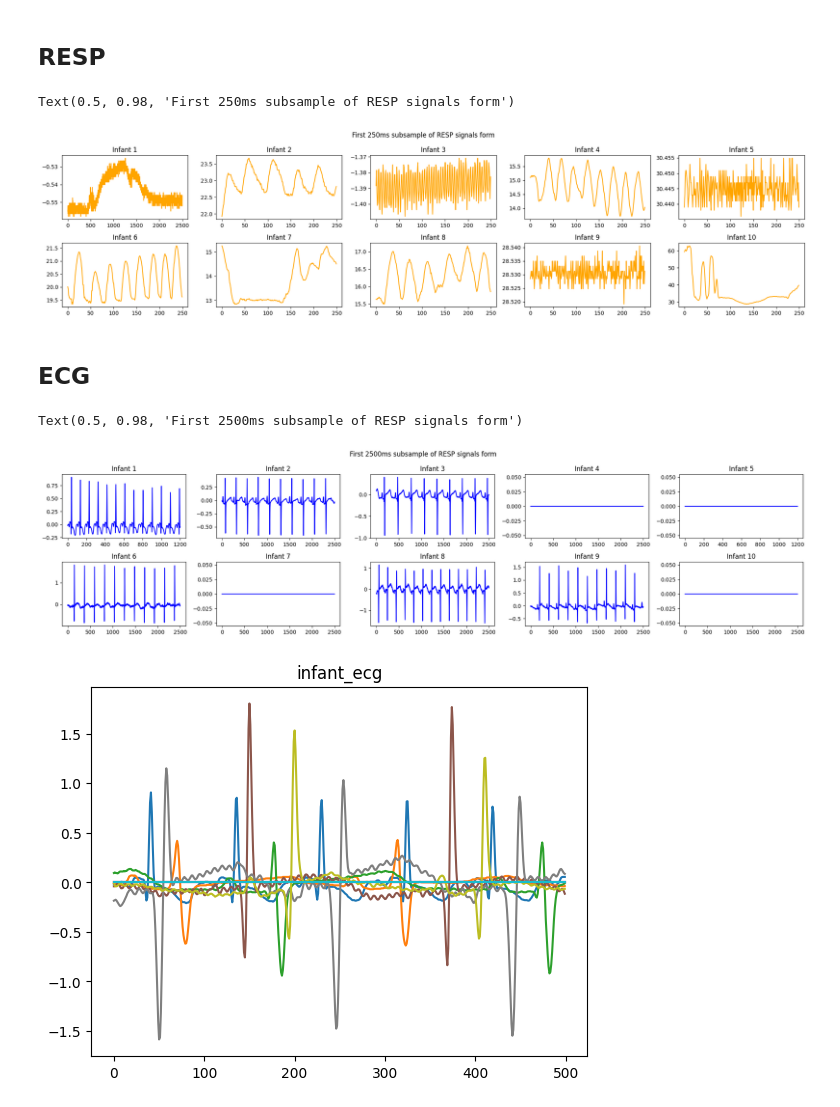
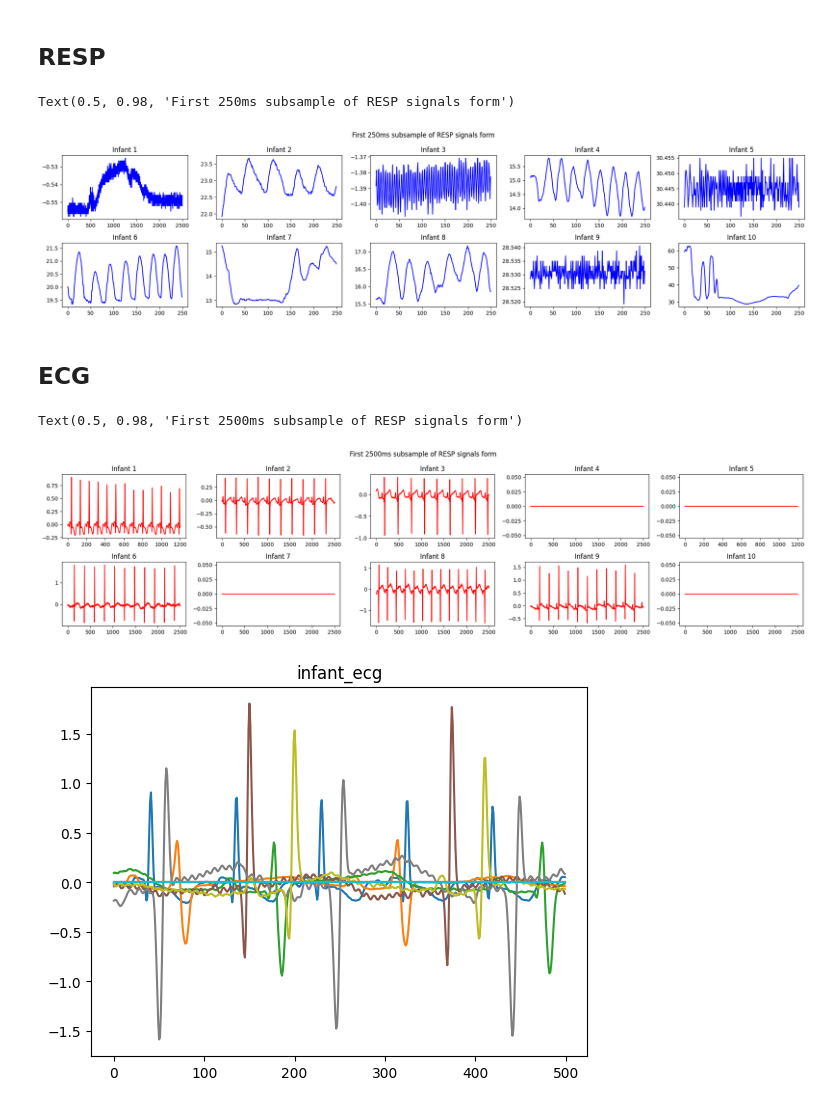
Before and after one commit to FlynnCao/WOA7015-EDA, a Jupyter notebook: EDA.ipynb, the cells around one changed output. Saved outputs shown, nothing was run; the diff lists cells and outputs as text; code cells hidden in the pictures.

```diff
--- a/EDA.ipynb
+++ b/EDA.ipynb
@@ -127,24 +112,24 @@ segment_index = 0 # 0,...
 # %%
 
 resp_records = []  # reso records list
 resp_subsample_duration = 250  # unit: millionseconds
 # RESP PLOT
 fig, axs = plt.subplots(2, 5, figsize=(20, 5))
 fig.set_tight_layout(True)
 for i in range(1, 11):
     ax = axs.flat[i-1]
     if i == 1:
       resp_subsample_duration = 2500
     else:
       resp_subsample_duration = 250
-    ax.plot(wfdb.rdsamp(f"{data_dir}/infant{i}_resp")[0][:resp_subsample_duration], color='orange')
+    ax.plot(wfdb.rdsamp(f"{data_dir}/infant{i}_resp")[0][:resp_subsample_duration], color='blue')
     ax.set_title(f'Infant {i}')
     #ax.set_xlabel('time(ms)')
     #ax.set_ylabel('freq(hz)')
 fig.suptitle(f"First {resp_subsample_duration}ms subsample of RESP signals form")
 # %% [output]
 Text(0.5, 0.98, 'First 250ms subsample of RESP signals form')
-[figure, old version]
+[figure, new version]
 # %% [markdown]
 ## ECG
 # %%
@@ -159,14 +144,14 @@ for i in range(1, 11):
     ecg_subsample_duration = 1200
   else:
     ecg_subsample_duration = 2500
-  ax.plot(wfdb.rdsamp(f"{data_dir}/infant{i}_ecg")[0][:ecg_subsample_duration], color='blue')
+  ax.plot(wfdb.rdsamp(f"{data_dir}/infant{i}_ecg")[0][:ecg_subsample_duration], color='red')
   ax.set_title(f'Infant {i}')
   #ax.set_xlabel('time(ms)')
   #ax.set_ylabel('freq(hz)')
 fig.suptitle(f"First {ecg_subsample_duration}ms subsample of RESP signals form")
 # %% [output]
 Text(0.5, 0.98, 'First 2500ms subsample of RESP signals form')
-[figure, old version]
+[figure, new version]
 # %%
 #All ecg signals on one canvas
 plt.figure(1)
```
Also changed, not shown: parts of 2 cells of this notebook, 6 other files.
